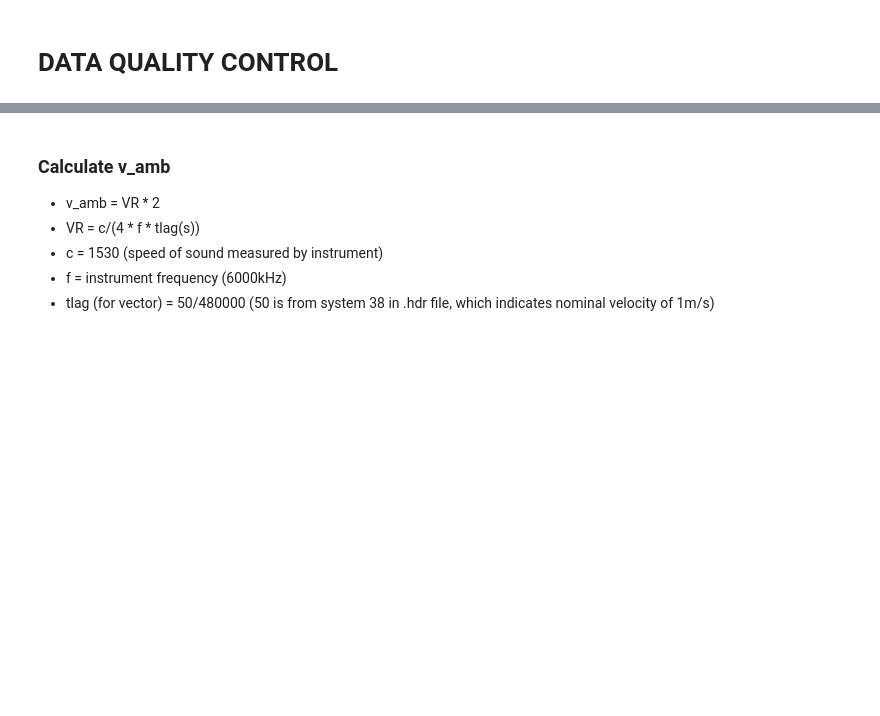
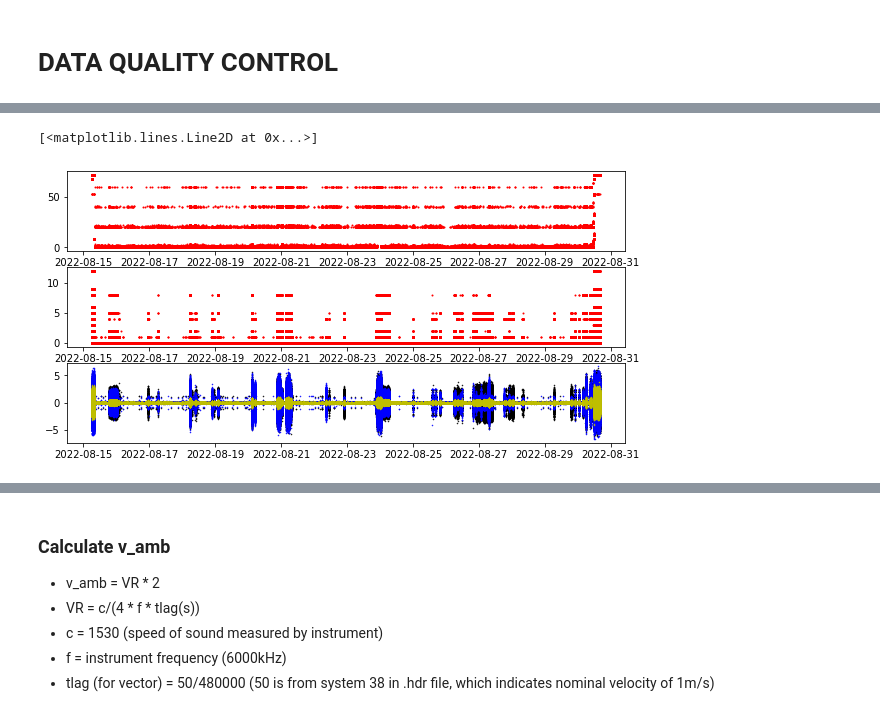
Before and after one commit to lagrady/Kelp-Forest-Hydrodynamics, a Jupyter notebook: notebooks/ADV_data.ipynb, the cells around one changed output, grey strips where cells are left out. Drawn from its saved outputs; the diff is of its cells as text; code cells hidden in the pictures; blank space fills up the shorter version.

```diff
--- a/notebooks/ADV_data.ipynb
+++ b/notebooks/ADV_data.ipynb
@@ -710,0 +100,16 @@ beam = inv(R)*enu
+# %%
+plt.figure(figsize = (10,5))
+
+plt.subplot(311)
+plt.plot(adv2_flagged.Datetime, adv2_flagged.Flag, '.r', ms = 2)
+
+plt.subplot(312)
+plt.plot(adv2_flagged.Datetime, adv2_flagged.Flag_pw, '.r', ms = 2)
+
+plt.subplot(313)
+plt.plot(adv2_flagged.Datetime, adv2_flagged.Nor_diff, '.k', ms = 1)
+plt.plot(adv2_flagged.Datetime, adv2_flagged.Eas_diff, '.b', ms = 1)
+plt.plot(adv2_flagged.Datetime, adv2_flagged.Up_diff, '.y', ms = 1)
+# %% [output]
+[<matplotlib.lines.Line2D at 0x...>]
+[figure, added]
```
Also changed, not shown: parts of 96 cells of this notebook.
